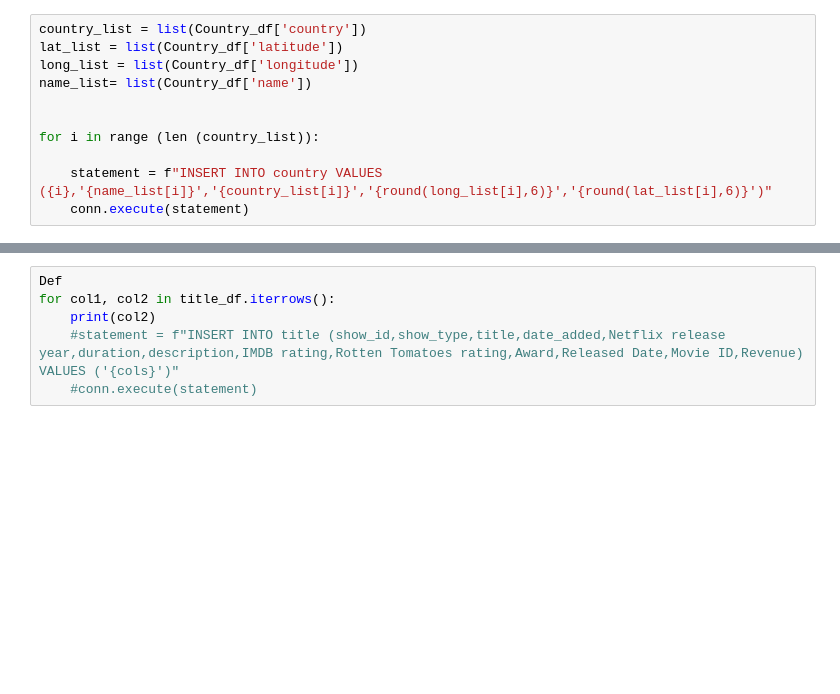
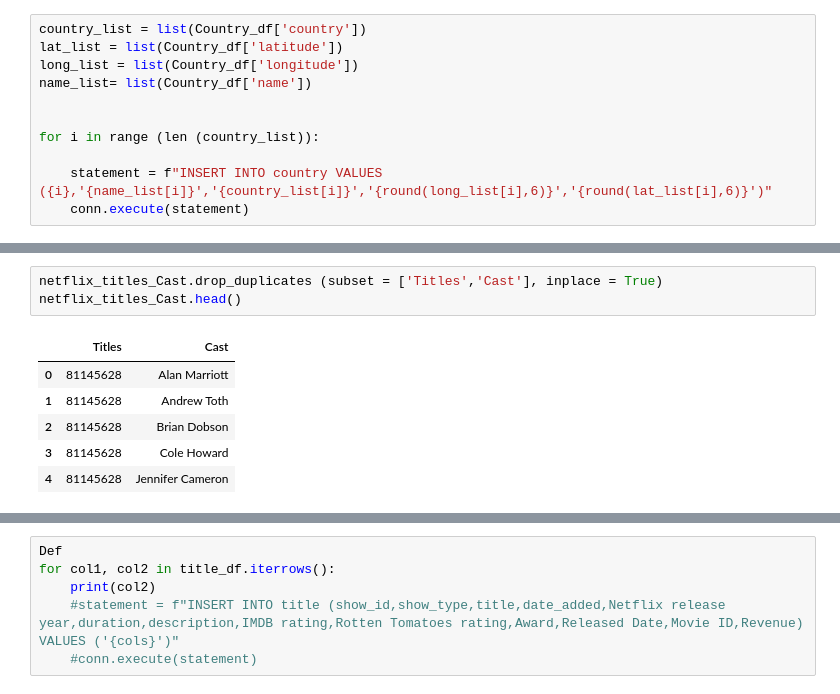
Before and after one commit to ahmadfarouk/ETL-Project, a Jupyter notebook: Project-2-Local.ipynb, the cells around one changed output, grey strips where cells are left out. Drawn from its saved outputs; the diff is of its cells as text; blank space fills up the shorter version.

```diff
--- a/Project-2-Local.ipynb
+++ b/Project-2-Local.ipynb
@@ -326,0 +355,10 @@ for i in range (len (country_list)):
+# %%
+netflix_titles_Cast.drop_duplicates (subset = ['Titles','Cast'], inplace = True)
+netflix_titles_Cast.head()
+# %% [output]
+|  | Titles | Cast |
+| 0 | 81145628 | Alan Marriott |
+| 1 | 81145628 | Andrew Toth |
+| 2 | 81145628 | Brian Dobson |
+| 3 | 81145628 | Cole Howard |
+| 4 | 81145628 | Jennifer Cameron |
```
Also changed, not shown: parts of 5 cells of this notebook, 1 other file.
